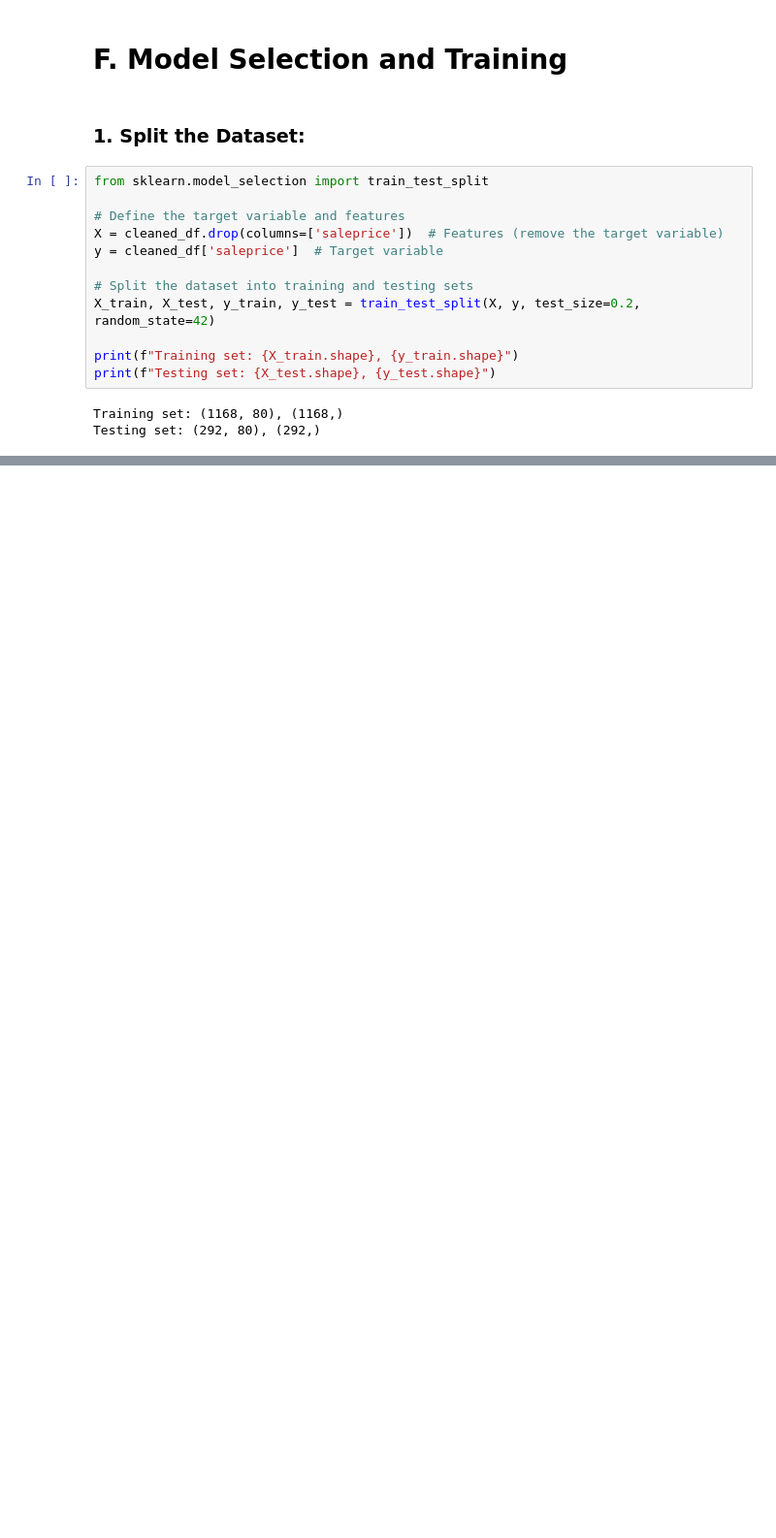
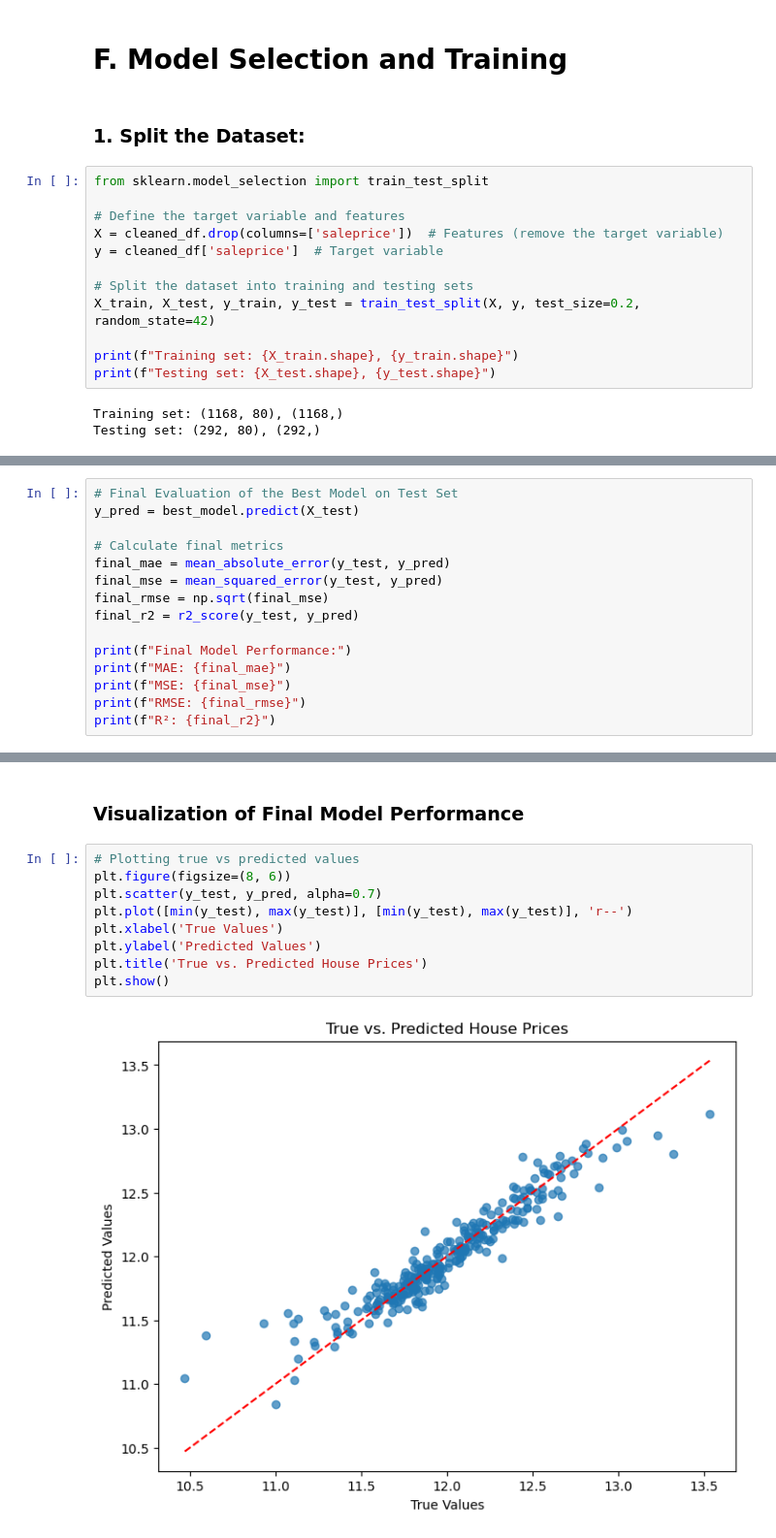
Before and after one commit to Roddiyyat/AltSchool-Capstone-Project, a Jupyter notebook: Alt-School Final Project.ipynb, the cells around one changed output, grey strips where cells are left out. Shown at 97% size. Cells and saved outputs as stored; diff of their text form; blank space fills up the shorter version.

```diff
--- a/Alt-School Final Project.ipynb
+++ b/Alt-School Final Project.ipynb
@@ -511,0 +729,15 @@ Testing set: (292, 80), (292,)
+# %%
+# Final Evaluation of the Best Model on Test Set
+y_pred = best_model.predict(X_test)
+
+# Calculate final metrics
+final_mae = mean_absolute_error(y_test, y_pred)
+final_mse = mean_squared_error(y_test, y_pred)
+final_rmse = np.sqrt(final_mse)
+final_r2 = r2_score(y_test, y_pred)
+
+print(f"Final Model Performance:")
+print(f"MAE: {final_mae}")
+print(f"MSE: {final_mse}")
+print(f"RMSE: {final_rmse}")
+print(f"R²: {final_r2}")
@@ -511,0 +774,13 @@ Testing set: (292, 80), (292,)
+# %% [markdown]
+### Visualization of Final Model Performance
+# %%
+# Plotting true vs predicted values
+plt.figure(figsize=(8, 6))
+plt.scatter(y_test, y_pred, alpha=0.7)
+plt.plot([min(y_test), max(y_test)], [min(y_test), max(y_test)], 'r--')
+plt.xlabel('True Values')
+plt.ylabel('Predicted Values')
+plt.title('True vs. Predicted House Prices')
+plt.show()
+# %% [output]
+[figure, added]
```
Also changed, not shown: parts of 29 cells of this notebook.
